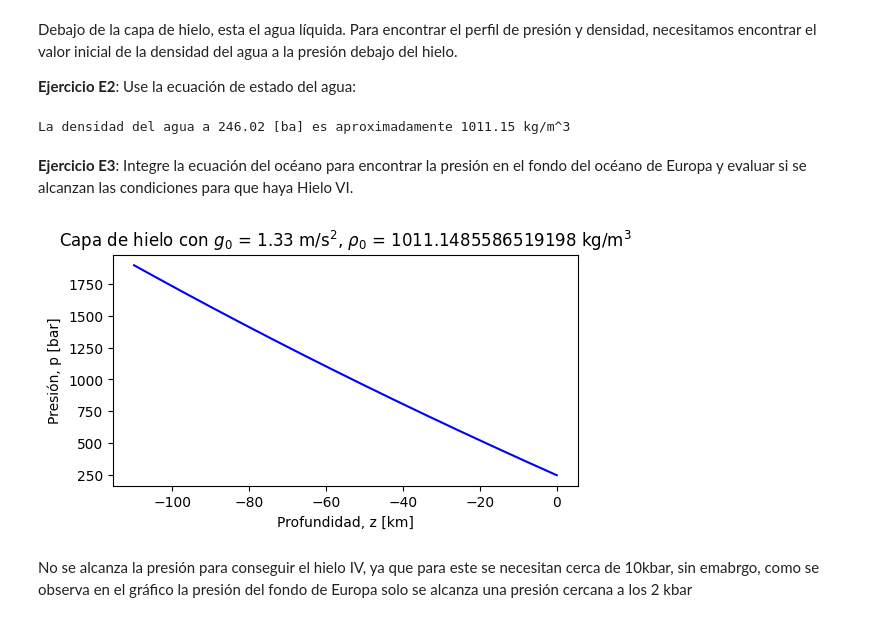
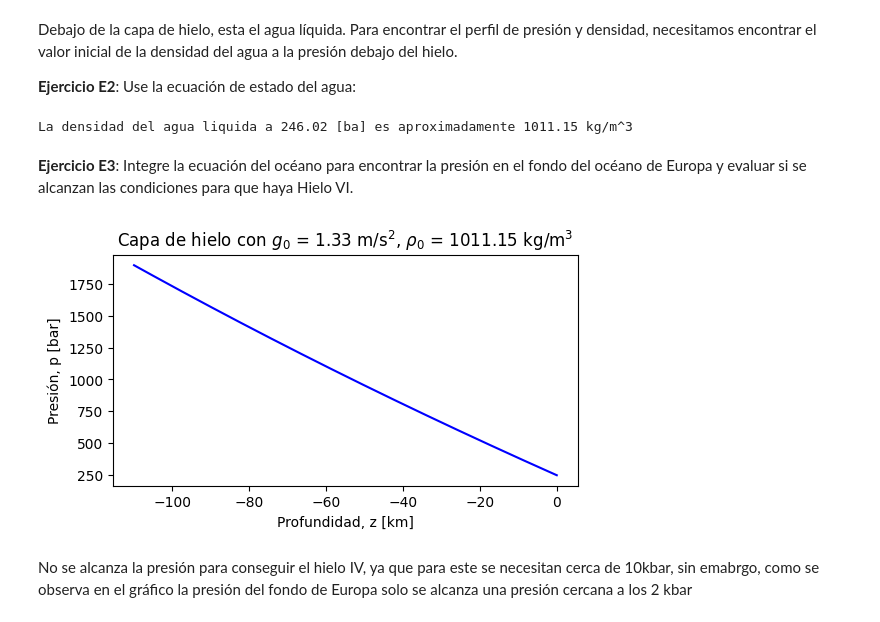
Before and after one commit to andromedalactea/Continuus_Mechanics, a Jupyter notebook: Homeworks/Cuaderno_MCON_OceanoPlanoParalelo_Clase.ipynb, the cells around one changed output. Drawn from its saved outputs; the diff is of its cells as text; code cells hidden in the pictures.

```diff
--- a/Homeworks/Cuaderno_MCON_OceanoPlanoParalelo_Clase.ipynb
+++ b/Homeworks/Cuaderno_MCON_OceanoPlanoParalelo_Clase.ipynb
@@ -444,9 +447,9 @@ rho = odeint(ecuacion_estado, rho0, p, args=(K_AL,))
 # La densidad del agua a la presión final
 rho_final = rho[-1][0]
 
-print(f'La densidad del agua a {pf/1e5:.2f} [ba] es aproximadamente {rho_final:.2f} kg/m^3')
+print(f'La densidad del agua liquida a {pf/1e5:.2f} [ba] es aproximadamente {rho_final:.2f} kg/m^3')
 # %% [output]
-La densidad del agua a 246.02 [ba] es aproximadamente 1011.15 kg/m^3
+La densidad del agua liquida a 246.02 [ba] es aproximadamente 1011.15 kg/m^3
 # %% [markdown]
 **Ejercicio E3**: Integre la ecuación del océano para encontrar la presión en el fondo del océano de Europa y evaluar si se alcanzan las condiciones para que haya Hielo VI.
 # %%
@@ -479,15 +482,15 @@ ps_num = Ys[:, 1]
 # %%
 # Grafiquemos la presión en función de la altura para la capa de hielo
 plt.figure(figsize=(6,3))
 plt.plot(zs_e/1e3, ps_num/1e5, 'b')
 
 # Agreguemos algunos detalles
 plt.xlabel("Profundidad, z [km]")
 plt.ylabel("Presión, p [bar]")
-plt.title(rf"Capa de hielo con $g_0$ = {g0} m/s$^2$, $\rho_0$ = {rho0} kg/m$^3$")
+plt.title(rf"Capa de hielo con $g_0$ = {g0} m/s$^2$, $\rho_0$ = {rho0:.2f} kg/m$^3$")
 plt.show()
 # %% [output]
-[figure, old version]
+[figure, new version]
 # %% [markdown]
 No se alcanza la presión para conseguir el hielo IV, ya que para este se necesitan cerca de 10kbar, sin emabrgo, como se observa en el gráfico la presión del fondo de Europa solo se alcanza una presión cercana a los 2 kbar
 # %% [markdown]
```
Also changed, not shown: parts of 12 cells of this notebook.
